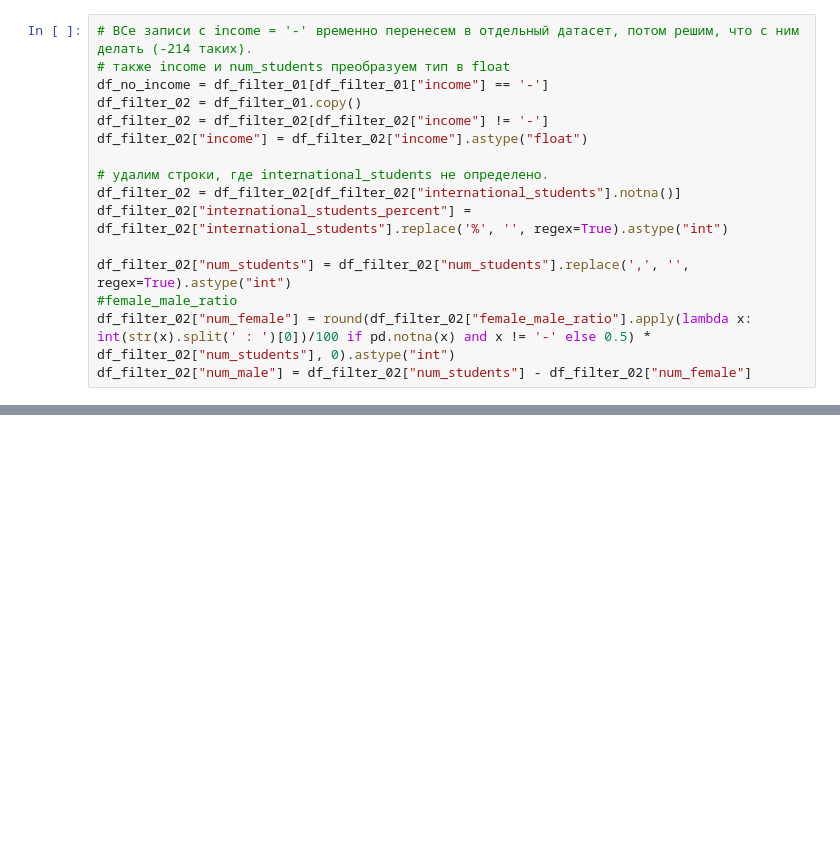
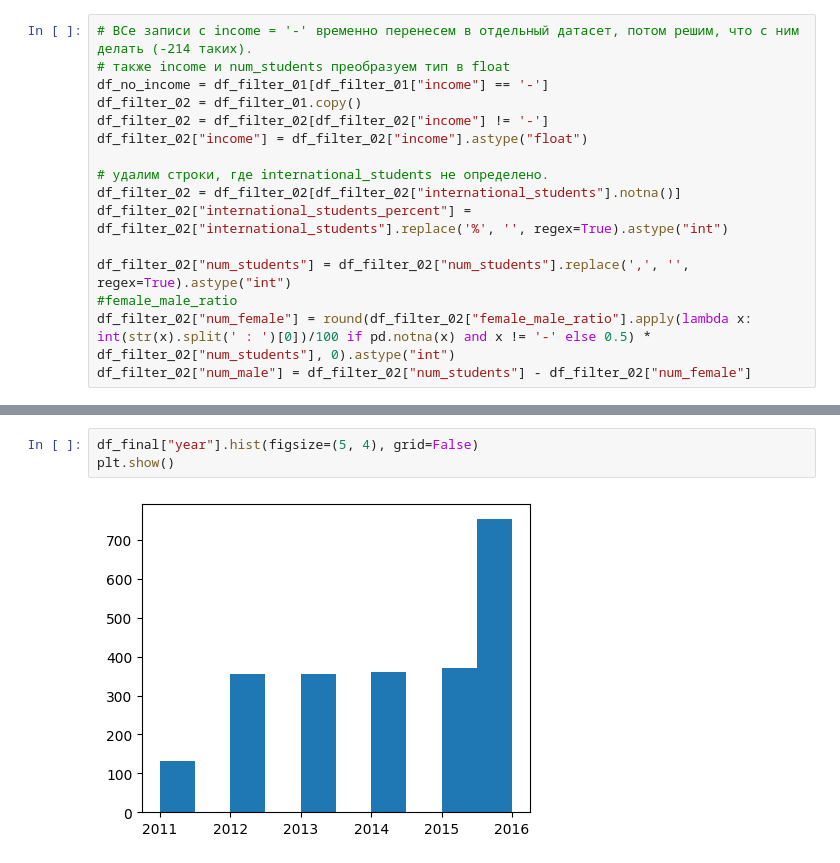
Before and after one commit to julika333/TMS-DS, a Jupyter notebook: lesson_13_terver/HW_13_dataset.ipynb, the cells around one changed output, grey strips where cells are left out. Drawn from its saved outputs; the diff is of its cells as text; blank space fills up the shorter version.

```diff
--- a/lesson_13_terver/HW_13_dataset.ipynb
+++ b/lesson_13_terver/HW_13_dataset.ipynb
@@ -165,0 +188,5 @@ plt.show()
+# %%
+df_final["year"].hist(figsize=(5, 4), grid=False)
+plt.show()
+# %% [output]
+[figure, added]
```
Also changed, not shown: parts of 6 cells of this notebook.
